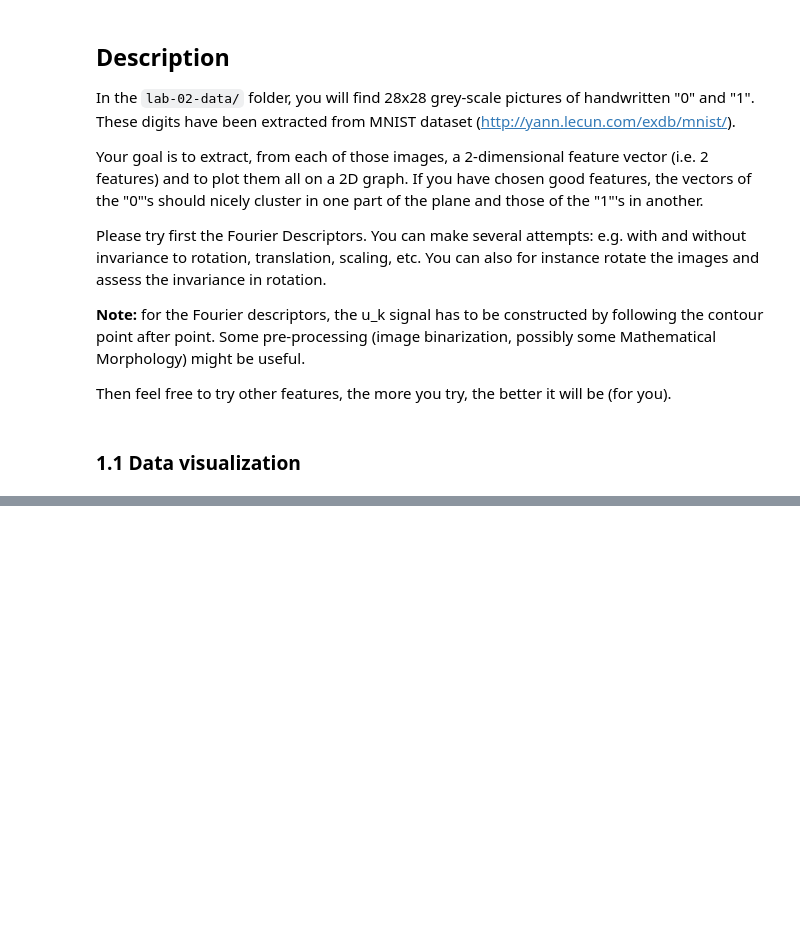
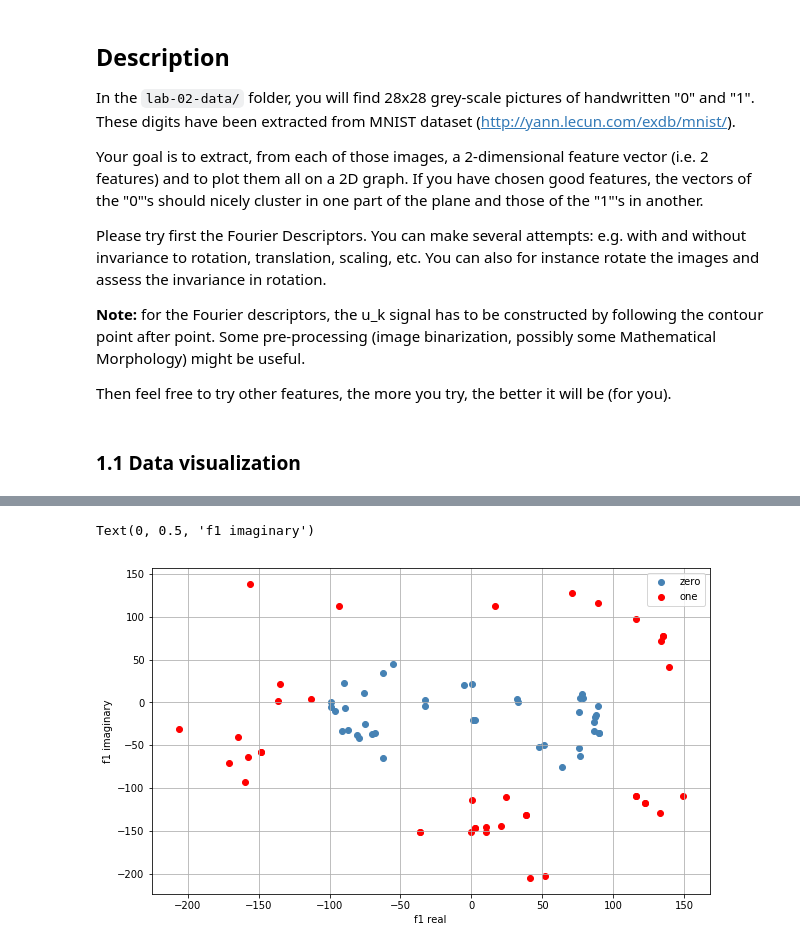
Before and after one commit to Elisabettaaa/Image-Analysis-and-Pattern-Recognition, a Jupyter notebook: labs/lab_02_object_description.ipynb, the cells around one changed output, grey strips where cells are left out. Cells and saved outputs as stored; diff of their text form; code cells hidden in the pictures; blank space fills up the shorter version.

```diff
--- a/labs/lab_02_object_description.ipynb
+++ b/labs/lab_02_object_description.ipynb
@@ -640,0 +190,19 @@ The division in classes is really hard and this is due to the completely differe
+# %%
+# Compute f1 for augmented zeros images
+zero_f1_aug = np.asarray([find_fourier_descriptor(img) for img in rotated_zeros_im + list(zeros_im)])
+
+# Compute f1 for augmented ones images
+one_f1_aug = np.asarray([find_fourier_descriptor(img) for img in rotated_ones_im + list(ones_im)])
+# %%
+# Visualize the results
+fig = plt.figure(figsize = (10, 6))
+ax = fig.add_subplot(111)
+ax.scatter(zero_f1_aug[:, 0], zero_f1_aug[:, 1], c = 'steelblue', label = 'zero')
+ax.scatter(one_f1_aug[:, 0], one_f1_aug[:, 1], c = 'red', label = 'one')
+ax.legend()
+ax.grid(True)
+ax.set_xlabel('f1 real')
+ax.set_ylabel('f1 imaginary')
+# %% [output]
+Text(0, 0.5, 'f1 imaginary')
+[figure, added]
```
Also changed, not shown: parts of 107 cells of this notebook.
